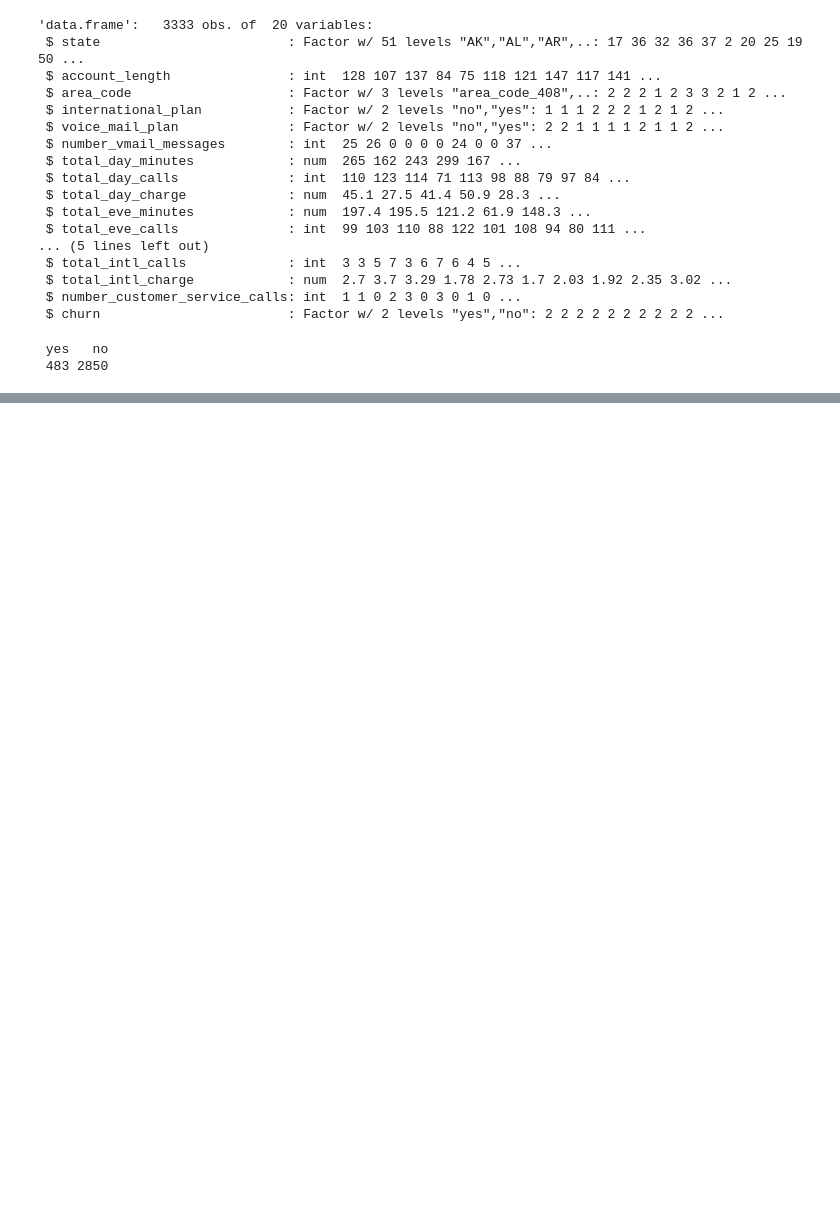
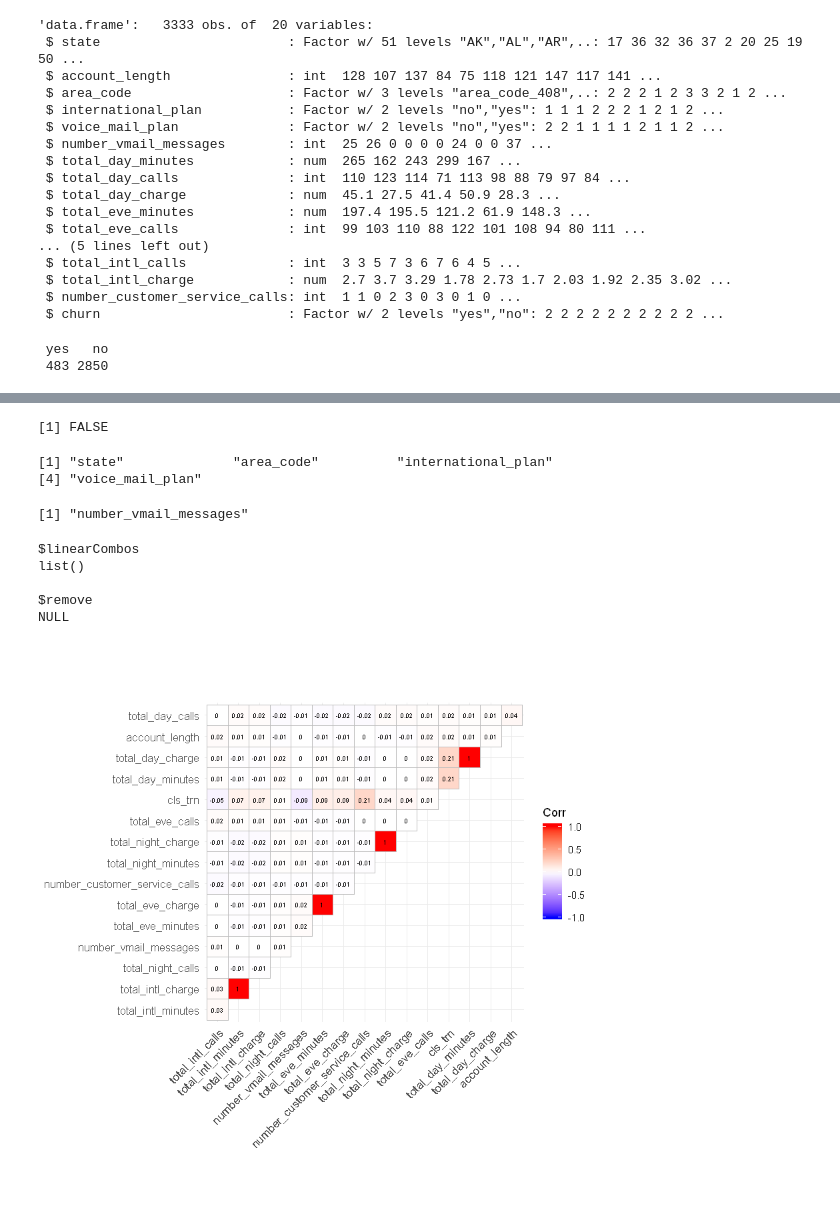
Before and after one commit to Randallzoeng/BookClub, a Jupyter notebook: AppliedPredictiveModeling/Chap. 12 Exercises.ipynb, the cells around one changed output, grey strips where cells are left out. Cells and saved outputs as stored; diff of their text form; code cells hidden in the pictures; blank space fills up the shorter version.

```diff
--- a/AppliedPredictiveModeling/Chap. 12 Exercises.ipynb
+++ b/AppliedPredictiveModeling/Chap. 12 Exercises.ipynb
@@ -848,0 +888,36 @@ table(churnTrain$churn)
+# %%
+any(is.null(churnTrain))
+# %% [output]
+[1] FALSE
+# %%
+cat_cols <- c(1,3,4,5)
+colnames(churnTrain)[cat_cols]
+
+X_trn <- churnTrain[,-c(1,3,4,5,20)]
+y_trn <- churnTrain$churn
+
+X_vld <- churnTest[-c(1,3,4,5,20)]
+y_vld <- churnTest$churn
+# %% [output]
+[1] "state"              "area_code"          "international_plan"
+[4] "voice_mail_plan"
+# %%
+library(caret)
+nearZeroVar(X_trn,names = T)
+X_trn_flt <- X_trn[,-nearZeroVar(X_trn)]
+# %% [output]
+[1] "number_vmail_messages"
+# %%
+findLinearCombos(X_trn_flt)
+# %% [output]
+$linearCombos
+list()
+
+$remove
+NULL
+# %%
+cls_trn <- ifelse(y_trn=="yes",1,0)
+library(ggcorrplot)
+ggcorrplot(round(cor(cbind(X_trn_flt,cls_trn)),2), hc.order = TRUE, type = "upper", lab = TRUE,lab_size = 2,tl.cex = 10)
+# %% [output]
+[figure, added]
```
Also changed, not shown: parts of 11 cells of this notebook.
